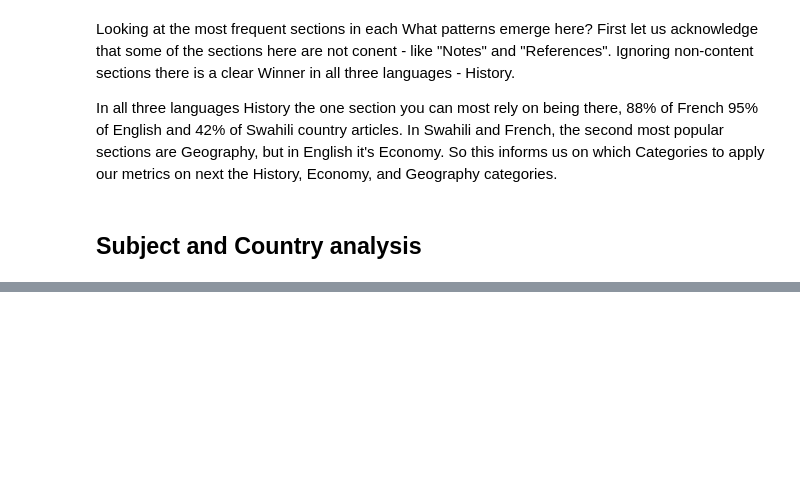
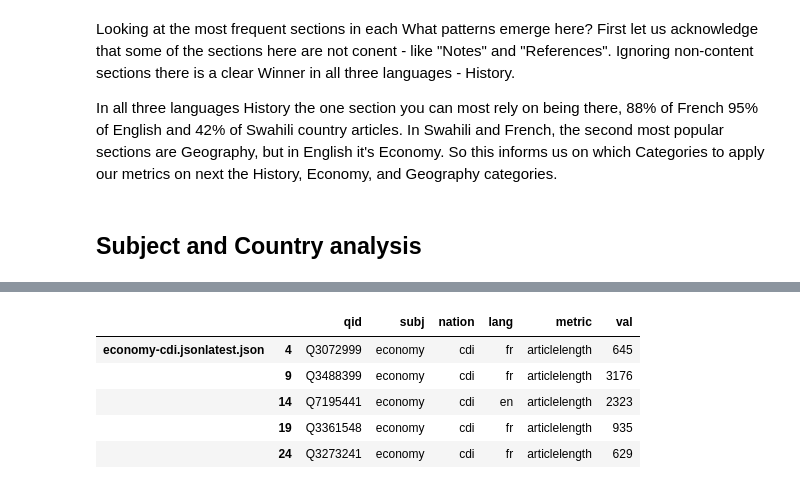
Before and after one commit to notconfusing/kumusha_takes_wiki, a Jupyter notebook: ActionableMetrics.ipynb, the cells around one changed output, grey strips where cells are left out. Saved outputs shown, nothing was run; the diff lists cells and outputs as text; code cells hidden in the pictures; blank space fills up the shorter version.

```diff
--- a/ActionableMetrics.ipynb
+++ b/ActionableMetrics.ipynb
@@ -603,0 +656,34 @@ Groupe Lucien Barrière
+# %%
+def load_ethnosaves():
+    ethnosaves = !ls ethnosave
+
+    subj_df_dict = {subj: pd.DataFrame(columns=['qid','subj','nation','lang','metric','val']) for subj in ethnosaves}
+
+    for ethnosavefile in ethnosaves:
+        nameparts = ethnosavefile.split('-')
+        subj = nameparts[0]
+        dotparts = nameparts[1].split('.')
+        nation = dotparts[0]
+        arts = json.load(open('ethnosave/'+ethnosavefile,'r'))
+        print subj, nation
+        sdf = subj_df_dict[ethnosavefile]
+        for qid, attribdict in arts.iteritems():
+            for attribname, langdict in attribdict.iteritems():
+                if attribname == 'metrics':
+                    for lang, metrics in langdict.iteritems():
+                        try:
+                        #someteimes there wasn't an article in that language and thus no corresponding len
+                            for metric_name, metric_val in metrics.iteritems():
+                                sdf = sdf.append({'qid': qid, 'subj':subj, 'nation':nation, 'lang':lang, 'metric':metric_name, 'val':float(metric_val)}, ignore_index=True)
+                        except:
+                            pass
+        subj_df_dict[ethnosavefile] = sdf
+        lens = map(lambda d: len(d), subj_df_dict.itervalues())
+        print lens
+    return subj_df_dict
+
+subj_df_dict = load_ethnosaves()
+subj_df = pd.concat(subj_df_dict)
+assert(len(subj_df) == reduce(lambda a, b: a+b, map(lambda df: len(df), subj_df_dict.itervalues())))
+
+subj_df = subj_df.convert_objects()
@@ -604 +708,10 @@ Groupe Lucien Barrière
+# %%
+subj_df[subj_df.metric == 'articlelength'].head()
+# %% [output]
+|  |  | qid | subj | nation | lang | metric | val |
+| economy-cdi.jsonlatest.json | 4 | Q3072999 | economy | cdi | fr | articlelength | 645 |
+|  | 9 | Q3488399 | economy | cdi | fr | articlelength | 3176 |
+|  | 14 | Q7195441 | economy | cdi | en | articlelength | 2323 |
+|  | 19 | Q3361548 | economy | cdi | fr | articlelength | 935 |
+|  | 24 | Q3273241 | economy | cdi | fr | articlelength | 629 |
 # %%
```
Also changed, not shown: parts of 46 cells of this notebook.
